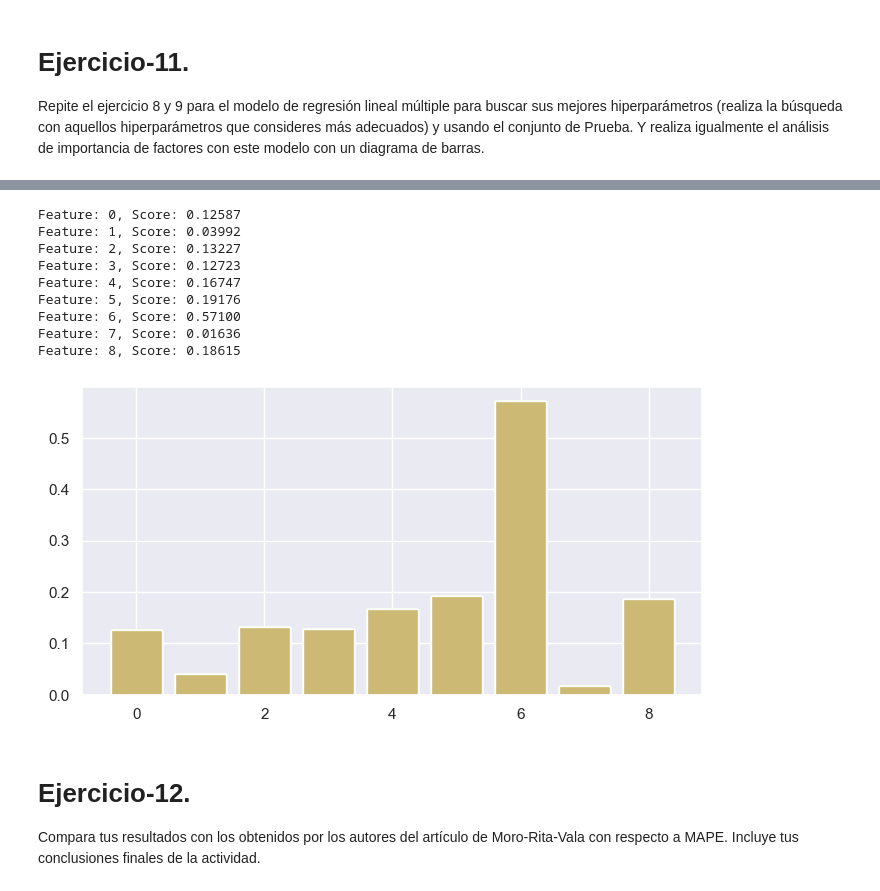
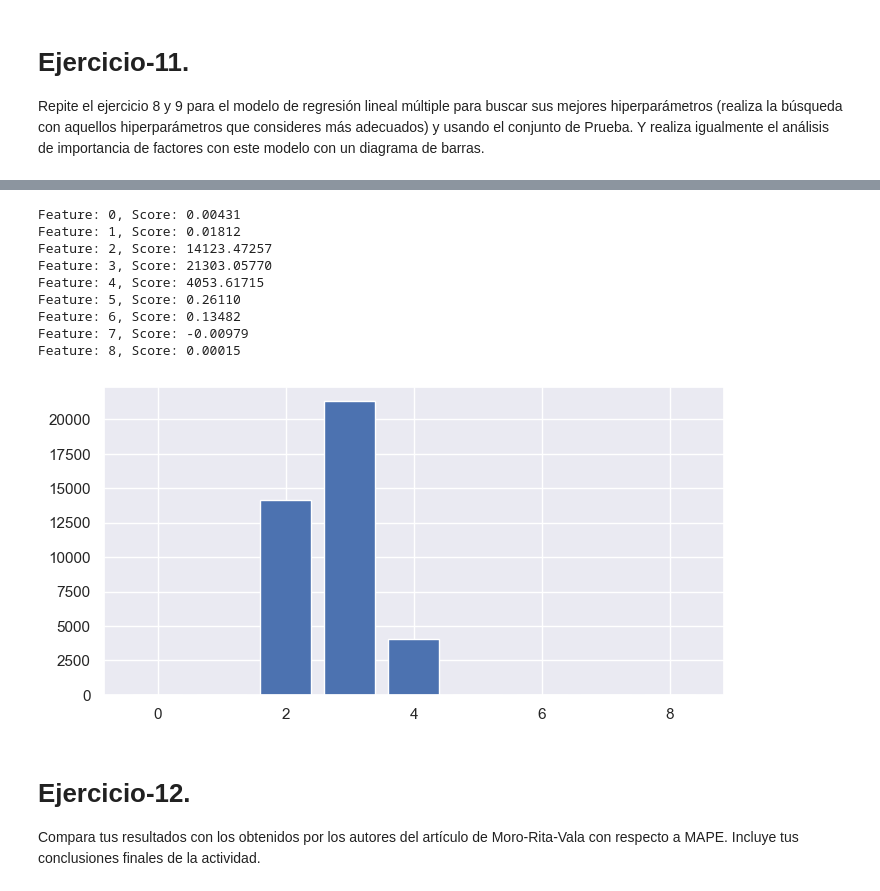
Before and after one commit to diego-carrera/iaa-equipo-30, a Jupyter notebook: semana7/MNA_IAyAA_semana_7_Actividad.ipynb, the cells around one changed output, grey strips where cells are left out. Saved outputs shown, nothing was run; the diff lists cells and outputs as text; code cells hidden in the pictures.

```diff
--- a/semana7/MNA_IAyAA_semana_7_Actividad.ipynb
+++ b/semana7/MNA_IAyAA_semana_7_Actividad.ipynb
@@ -583,17 +694,21 @@ Métrica utilizada: make_scorer(MAPE)
 # %%
 rfr_regressor = RandomForestRegressor(
-    n_estimators=50,
-    max_features='log2',
+    n_estimators=100,
+    max_features='sqrt',
     max_depth=7,
-    criterion='squared_error',
-    random_state=SEED
+    ccp_alpha=0.05,
+    n_jobs=-1
 )
 
-final_RF = Pipeline(steps=[
-    ('model', TransformedTargetRegressor(regressor=rfr_regressor,func=np.log1p,inverse_func=np.expm1))
-])
+final_RF = Pipeline(steps=[('model', TransformedTargetRegressor(regressor=rfr_regressor,
+                                                                func=np.log1p,
+                                                                inverse_func=np.expm1))])
 
 final_RF.fit(X_train_transformed, y_train)
-importance = permutation_importance(final_RF, X_train_transformed, y_train, n_repeats=10, n_jobs=-1)
-plot_importante(importance)
+importance = permutation_importance(final_RF, X_train_transformed, y_train, n_repeats=10)
+for i,v in enumerate(importance['importances_mean']):
+	print('Feature: %0d, Score: %.5f' % (i,v))
+
+plt.bar([x for x in range(len(importance['importances_mean']))], importance['importances_mean'])
+plt.show()
 # %% [output]
@@ -651,25 +755,32 @@ Mejor combinación de valores encontrados de los hiperparámetros: {}
 Métrica utilizada: make_scorer(MAPE)
 # %%
-lr_regressor = LinearRegression()
+final_RLM = LinearRegression(
+  copy_X=True,
+  fit_intercept=False,
+  positive=False,
+  n_jobs=-1
+)
+modelRLM = Pipeline(steps=[('model', TransformedTargetRegressor(regressor=final_RLM,
+                                     func=np.log1p,
+                                     inverse_func=np.expm1))])
+modelRLM.fit(X_train_transformed, y_train)
+importance = permutation_importance(modelRLM, X_train_transformed, y_train, n_repeats=10)
+for i,v in enumerate(importance['importances_mean']):
+	print('Feature: %0d, Score: %.5f' % (i,v))
 
-final_LR = Pipeline(steps=[
-    ('model', TransformedTargetRegressor(regressor=rfr_regressor,func=np.log1p,inverse_func=np.expm1))
-])
-
-final_LR.fit(X_train_transformed, y_train)
-importance = permutation_importance(final_LR, X_train_transformed, y_train, n_repeats=10, n_jobs=-1)
-plot_importante(importance)
+plt.bar([x for x in range(len(importance['importances_mean']))], importance['importances_mean'])
+plt.show()
 # %% [output]
-Feature: 0, Score: 0.12587
-Feature: 1, Score: 0.03992
-Feature: 2, Score: 0.13227
-Feature: 3, Score: 0.12723
-Feature: 4, Score: 0.16747
-Feature: 5, Score: 0.19176
-Feature: 6, Score: 0.57100
-Feature: 7, Score: 0.01636
-Feature: 8, Score: 0.18615
+Feature: 0, Score: 0.00431
+Feature: 1, Score: 0.01812
+Feature: 2, Score: 14123.47257
+Feature: 3, Score: 21303.05770
+Feature: 4, Score: 4053.61715
+Feature: 5, Score: 0.26110
+Feature: 6, Score: 0.13482
+Feature: 7, Score: -0.00979
+Feature: 8, Score: 0.00015
-[figure, old version]
+[figure, new version]
 # %% [markdown]
 # **Ejercicio-12.**
 
```
Also changed, not shown: parts of 20 cells of this notebook.
